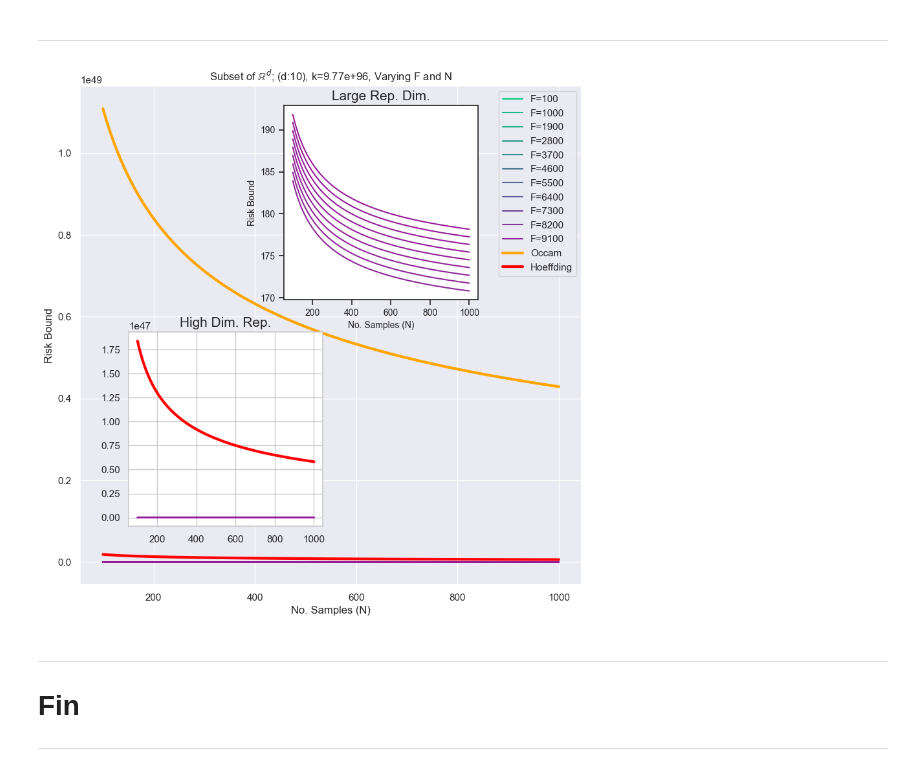
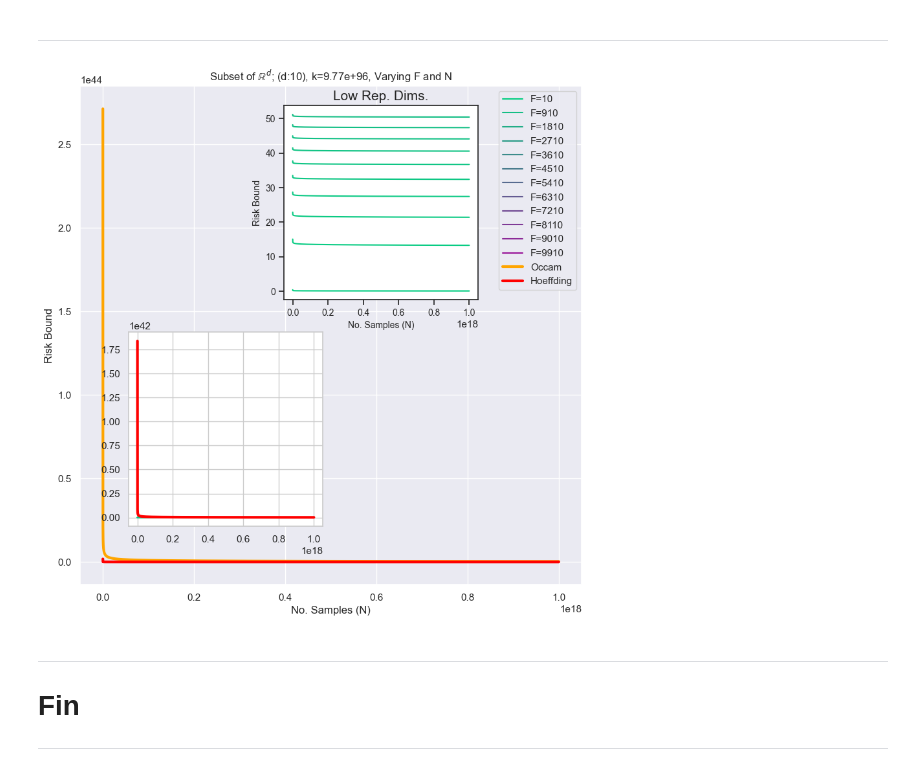
Before and after one commit to AnastasisKratsios/Risk_Bound_Ablation, a Jupyter notebook: Risk_Bounds.ipynb, the cells around one changed output. Drawn from its saved outputs; the diff is of its cells as text; code cells hidden in the pictures.

```diff
--- a/Risk_Bounds.ipynb
+++ b/Risk_Bounds.ipynb
@@ -26,7 +26,7 @@ Once the number of training samples, $N$, is set then, we consider two scenarios
 - if ``N_is_Small==True``: $N$ ranges from $N^3$ to $N^4$
 # %%
 N = 1*(10**3)
-N_is_Small = True
+N_is_Small = False
 # %% [markdown]
 ### k
 
@@ -250,10 +250,10 @@ plt.legend(loc=1) #'Upper right'
 
 sns.set_style("whitegrid")
 axes1 = ax.add_axes([0.2, 0.2, 0.3, 0.3]) # inset axes (location first, size second)
-if N_is_Small:
-    axes1.set_title('High Dim. Rep.',fontsize=15)
-else:
-    axes1.set_title('Low Dim. Rep.',fontsize=15)
+# if N_is_Small:
+#     axes1.set_title('High Dim. Rep.',fontsize=15)
+# else:
+#     axes1.set_title('Low Dim. Rep.',fontsize=15)
 
 
 # Determined Reduced Indexing Set (Depending if bottom rep. spaces or top are better; i.e. if N is large or small)
@@ -262,7 +262,11 @@ if N_is_Small:
     indexing_set__reduced = indexing_set[-int(len(indexing_set)/10):] # top 10%
 else:
     # bottom 10 %
-    indexing_set__reduced = indexing_set[:int(len(indexing_set)/10)] # bottom 10%
+    if distortion_type < 4:
+        indexing_set__reduced = range(max(min(indexing_set),10),max(indexing_set),Freq_plot)
+        indexing_set__reduced = indexing_set__reduced[:int(len(indexing_set)/10)] # bottom 10%
+    else:
+        indexing_set__reduced = indexing_set[:int(len(indexing_set)/10)] # bottom 10%
 
 #### Plot Generation
 for i in indexing_set__reduced:
@@ -304,42 +308,42 @@ if Y_is_bin_class == True:
 sns.set_style("ticks")
 axes2 = ax.add_axes([0.44, 0.55, 0.3, 0.3]) # inset axes (location first, size second)
 if N_is_Small:
-    axes2.set_title('Large Rep. Dim.',fontsize=15)
+    axes2.set_title('Large Rep. Dims.',fontsize=15)
 else:
-    axes2.set_title('Small Rep. Dim.',fontsize=15)
+    axes2.set_title('Low Rep. Dims.',fontsize=15)
 
 #### Plot Generation
 for i in indexing_set__reduced:
     # Set Value of F
     F_global = int(np.round(i,0))
 
     # Write Function of N only
     def get_risk_bound__NVar_scalar(N):
         return get_risk_bound__scalar(k=k_global,F=F_global,N=N)
 
     get_risk_bound__NVar = np.vectorize(get_risk_bound__NVar_scalar)
 
     # Compute Risk Bound
     Risk_Bounds = get_risk_bound__NVar_scalar(N_sequence)
 
 
     # Plot
     col_index = (i-min(indexing_set))/(max(indexing_set)+1)
     plt.plot(N_sequence, Risk_Bounds,label = 'F='+str(F_global).format(i=i),color=colorFader(c1,c2,col_index))
 
 
 
 plt.xlabel('No. Samples (N)',fontsize=10)
 plt.ylabel('Risk Bound',fontsize=10)
 plt.xticks(fontsize=10)
 plt.yticks(fontsize=10)
 
 # ----------------------------------------------------- #
 
 plt.savefig('Experiments/Risk_Bound_F/WBenchmarks__NF_kis'+str(N_is_Small)+'____'+str(dist_name__plot)+'.pdf')
 plt.show()
 # %% [output]
-[figure, old version]
+[figure, new version]
 # %% [markdown]
 ---
 # Fin #
```
Also changed, not shown: 2 other files.
